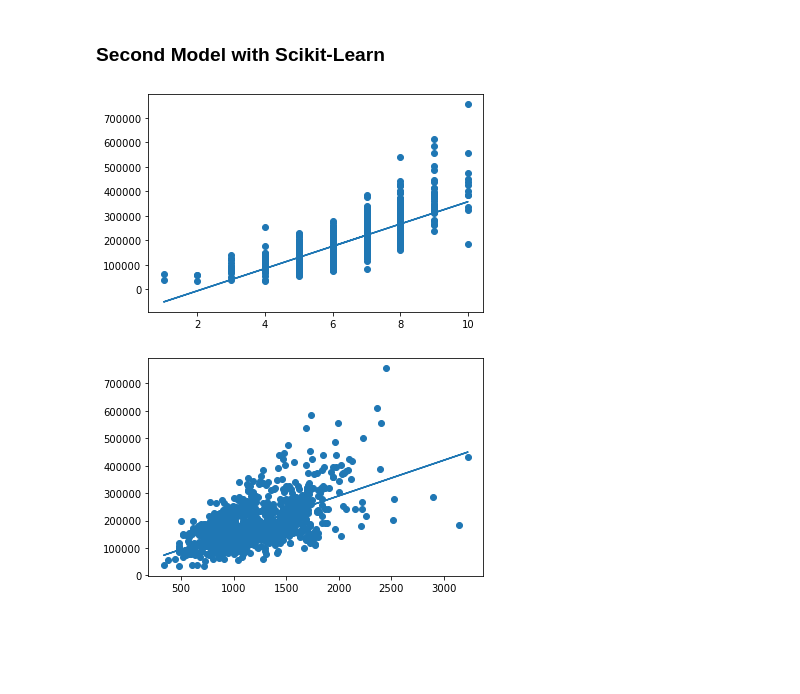
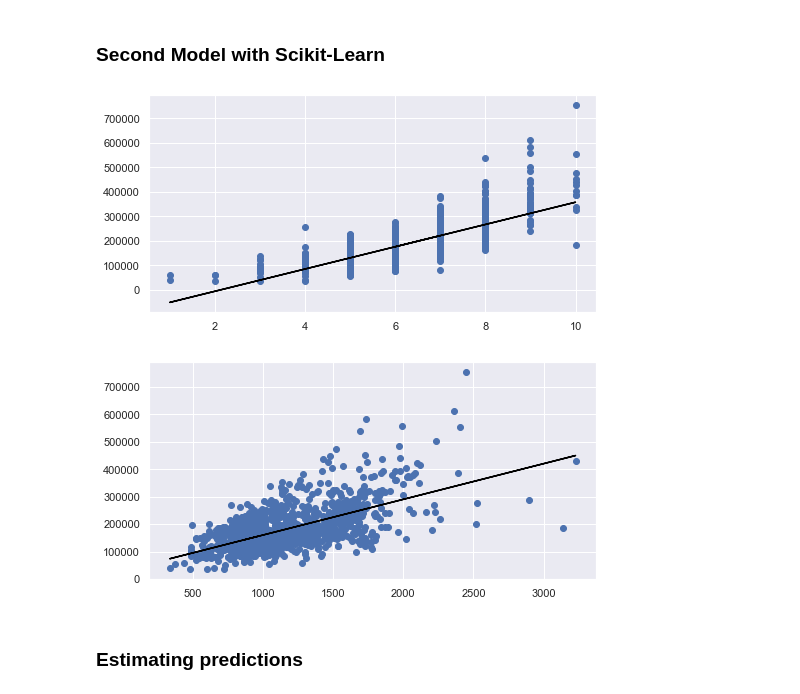
Before and after one commit to CarlosGarlem/Linear-Regression-Model, a Jupyter notebook: Linear Regression Model.ipynb, the cells around one changed output. Cells and saved outputs as stored; diff of their text form; code cells hidden in the pictures; blank space fills up the shorter version.

Commit message:
Arranging subplots and reshaping tensors

```diff
--- a/Linear Regression Model.ipynb
+++ b/Linear Regression Model.ipynb
@@ -76,0 +69,15 @@ for col in ds_train.columns[0:]:
+# %%
+i = 2
+j = 3
+cols = list(ds_train.columns)
+sns.set(rc={'figure.figsize': (25, 15)})
+fig, ax = plt.subplots(i, j)
+
+for f in range(0, i):
+    for c in range(0, j):
+        #sns.displot(data = ds_train, x = cols[c + (f * 3)], kind = "hist", kde = True, ax = ax[f, c])
+        #sns.distplot(ds_train.iloc[:, c + (f * 3)], kde = True, ax = ax[f, c])
+        ax[f, c].set_title('{} distribution'.format(cols[c + (f * 3)]))
+        sns.histplot(data = ds_train, x = cols[c + (f * 3)], kde = True, ax = ax[f, c])
+
+plt.show()
@@ -145,12 +163,14 @@ def plotError(errors):
     plt.show()
     return
 # %%
+sns.set(rc={"figure.figsize": (8, 4)})
+
 def visualizeModel(X, Y, model_params, n = 25):
     for i in range(0, len(model_params)):
         if i % n == 0:
             plt.scatter(x = X, y = Y)
-            yhat = np.matmul(np.vstack((X, np.ones_like(X))).T, model_params[i+1])
-            plt.plot(X, yhat)
+            yhat = np.matmul(np.hstack((X, np.ones_like(X))), model_params[i+1])
+            plt.plot(X, yhat, color = 'black')
             plt.show()
     return
 # %% [markdown]
@@ -158,8 +178,8 @@ def visualizeModel(X, Y, model_params, n = 25):
 # %% [markdown]
 #### OverallQual
 # %%
-X1 = ds_train[regressors[0]].values
-Y = ds_train[response].values
+X1 = ds_train[regressors[0]].values[:, np.newaxis]
+Y = ds_train[response].values[:, np.newaxis]
 # %%
 #lm_m1, errors_m1 = trainModel(X1, Y, epochs = 1000,  print_error_every = 100, lr = 0.001)
 lm_m1, errors_m1 = trainModel(X1, Y, epochs = 1000,  print_error_every = 100, lr = 0.01)
@@ -217,24 +237,26 @@ visualizeModel(X2, Y, lm_m2, n = 25)
 # %% [markdown]
 ### Second Model with Scikit-Learn
 # %%
-Xs1 = np.column_stack((X1.T, np.ones_like(X1)))
-Xs2 = np.column_stack((X2.T, np.ones_like(X2)))
+Xs1 = np.hstack((X1, np.ones_like(X1)))
+Xs2 = np.hstack((X2, np.ones_like(X2)))
 # %%
 lm_s1 = LinearRegression().fit(Xs1, Y)
 lm_s2 = LinearRegression().fit(Xs2, Y)
 # %%
 #plotting lm_s1
 plt.scatter(x = X1, y = Y)
 yh = lm_s1.predict(Xs1)
-plt.plot(X1, yh)
+plt.plot(X1, yh, color = 'black')
 plt.show()
 # %% [output]
-[figure, old version]
+[figure, new version]
 # %%
 #plotting lm_s2
 plt.scatter(x = X2, y = Y)
 yh = lm_s2.predict(Xs2)
-plt.plot(X2, yh)
+plt.plot(X2, yh, color = 'black')
 plt.show()
 # %% [output]
-[figure, old version]
+[figure, new version]
+# %% [markdown]
+### Estimating predictions
```
Also changed, not shown: parts of 19 cells of this notebook.
